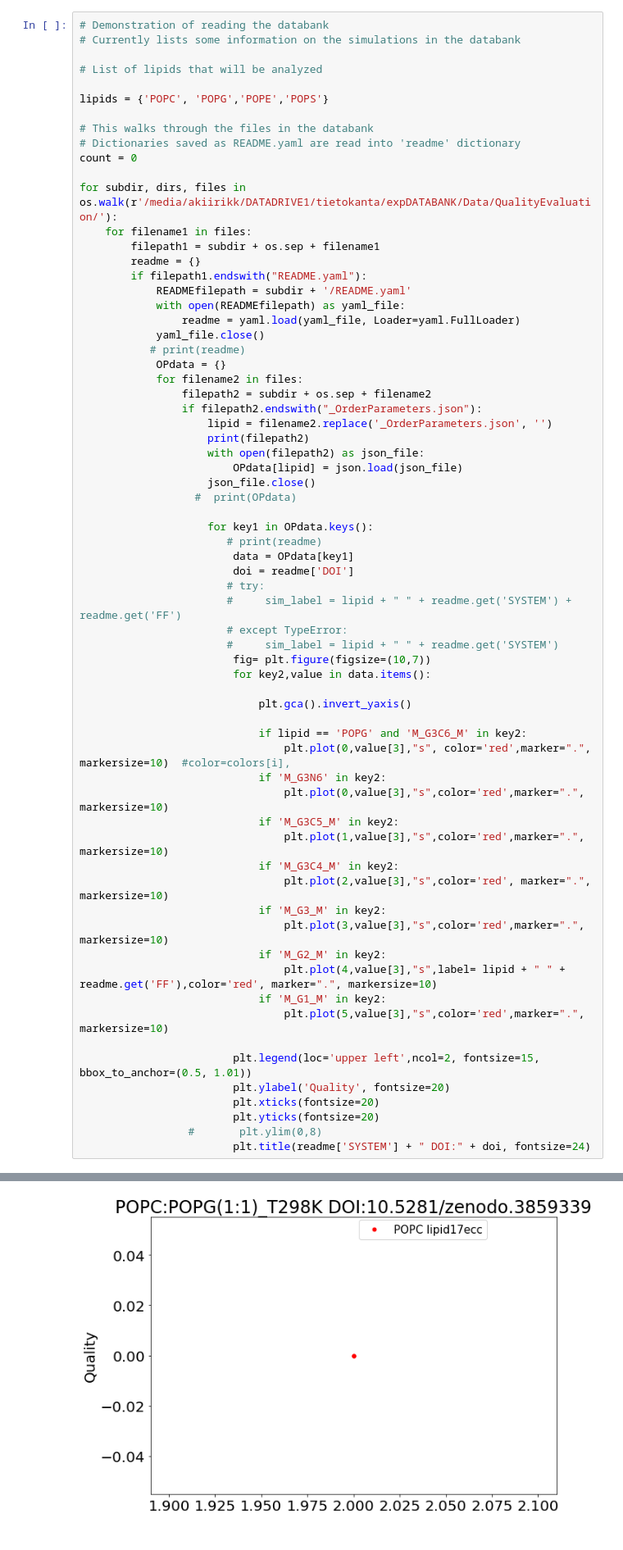
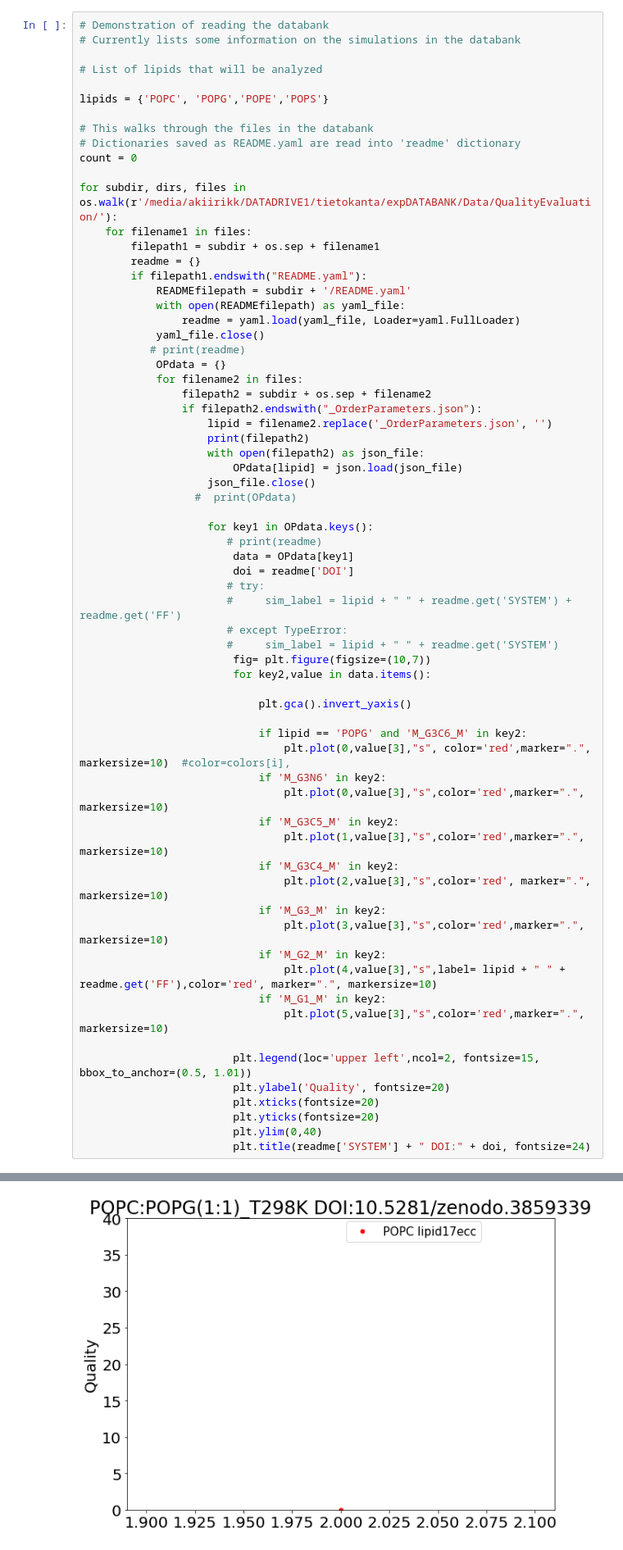
Before and after one commit to nencini/expDATABANK, a Jupyter notebook: scripts/plotQuality.ipynb, the cells around one changed output, grey strips where cells are left out. Shown: that part at 82% size. Cells and saved outputs as stored; diff of their text form.

Commit message:
update on y axis range in plotQuality.ipynb

```diff
--- a/scripts/plotQuality.ipynb
+++ b/scripts/plotQuality.ipynb
@@ -84,7 +84,7 @@ for subdir, dirs, files in os.walk(r'/media/akiirikk/DATADRIVE1/tietokanta/expDA
                         plt.ylabel('Quality', fontsize=20)
                         plt.xticks(fontsize=20)
                         plt.yticks(fontsize=20)
-                 #       plt.ylim(0,8)
+                        plt.ylim(0,40)
                         plt.title(readme['SYSTEM'] + " DOI:" + doi, fontsize=24)
 # %% [output]
 /media/akiirikk/DATADRIVE1/tietokanta/expDATABANK/Data/QualityEvaluation/1b2/6e6/1b26e6c750b4f39c37770422cd4d3c40240cf111/995bc873b811ca09c916b47784fa33bb9d793732/POPS_OrderParameters.json
@@ -100 +100 @@ for subdir, dirs, files in os.walk(r'/media/akiirikk/DATADRIVE1/tietokanta/expDA
-[figure, old version]
+[figure, new version]
```
Also changed, not shown: parts of 1 cell of this notebook.
